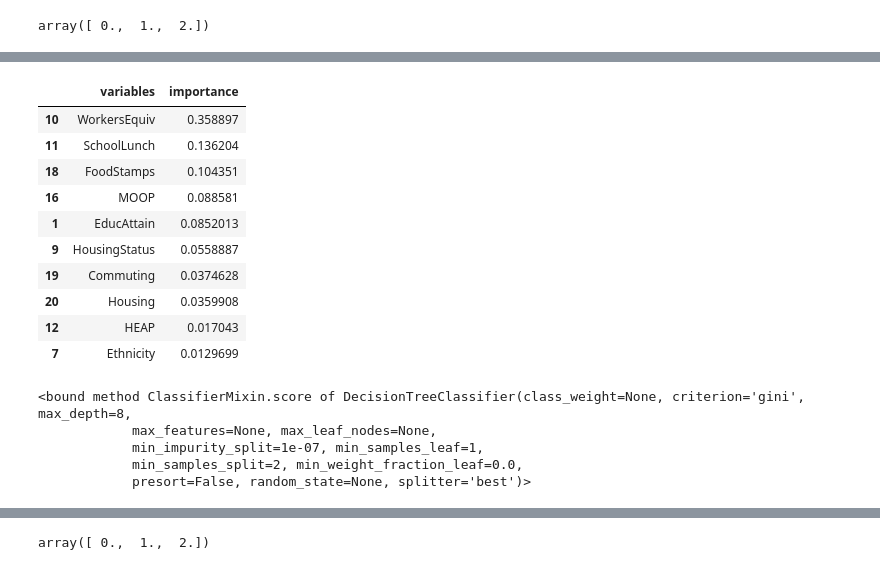
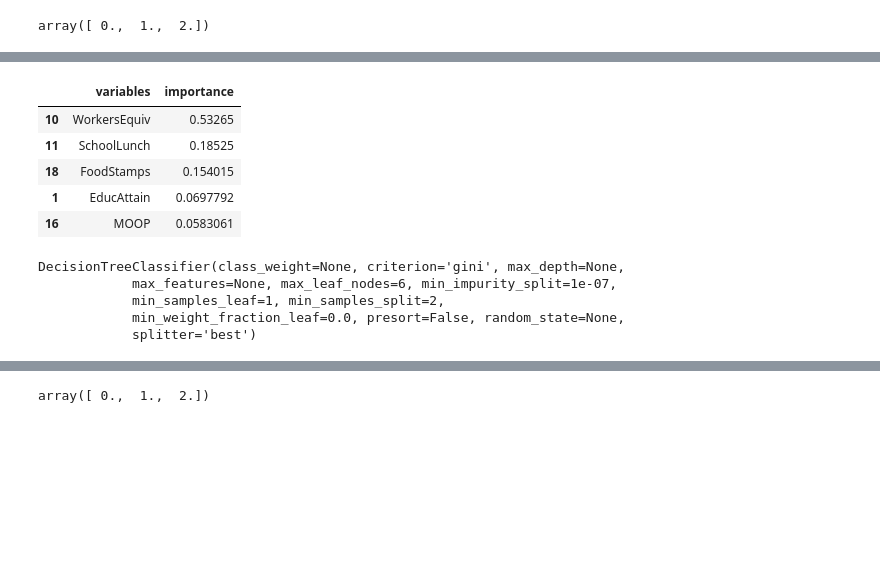
Before and after one commit to skulkarni2/Predicting_Poverty, a Jupyter notebook: Notebooks/Decision Tree 10 years.ipynb, the cells around one changed output, grey strips where cells are left out. Cells and saved outputs as stored; diff of their text form; code cells hidden in the pictures; blank space fills up the shorter version.

```diff
--- a/Notebooks/Decision Tree 10 years.ipynb
+++ b/Notebooks/Decision Tree 10 years.ipynb
@@ -136,0 +210,9 @@ data9 = puma_14[features]
+# %%
+X_train_simple = X_train.loc[:,['WorkersEquiv','SchoolLunch', 'FoodStamps','EducAttain',\
+                                'MOOP', 'HousingStatus', 'Housing', 'year']]
+X_test_simple = X_test.loc[:,['WorkersEquiv','SchoolLunch', 'FoodStamps','EducAttain',\
+                                'MOOP', 'HousingStatus', 'Housing', 'year']]
+# %%
+rf = DTC(max_depth=6) # Here of course we could remove this limit. But you could have a very
+                             #big graph for next question.
+rf.fit(X_train_simple, y_train)
@@ -151,7 +262,7 @@ X_train,X_test,y_train,y_test=train_test_split(X, Y_binary, test_size=0.3, rando
 # hype parameter explored is max_depth
 AUC=[]
 for i in range(2,20,1):
-    rf = DTC(max_depth=i, random_state=123)
+    rf = DTC(max_leaf_nodes=i, random_state=123)
     rf.fit(X_train, y_train)
     pred=rf.predict(X_test)
     AUC.append(rs(y_test.ravel(),pred.ravel()))
@@ -169,4 +280,4 @@ plt.show()
 # %%
-rf1 = DTC(max_depth=8, random_state=123)
+rf1 = DTC(max_leaf_nodes=6, random_state=123)
 rf1.fit(X_train, y_train)
 # %% [output]
@@ -186,17 +297,12 @@ rf1.score(X_test,y_test)
 # %%
 Feature_importance=pd.DataFrame([list(X_train.columns),list(rf1.feature_importances_)]).T
 Feature_importance.columns=["variables","importance"]
-Feature_importance.sort_values(by="importance",ascending=False).iloc[:10,:]
+Feature_importance.sort_values(by="importance",ascending=False).iloc[:5,:]
 # %% [output]
 |  | variables | importance |
-| 10 | WorkersEquiv | 0.358897 |
-| 11 | SchoolLunch | 0.136204 |
-| 18 | FoodStamps | 0.104351 |
-| 16 | MOOP | 0.088581 |
-| 1 | EducAttain | 0.0852013 |
-| 9 | HousingStatus | 0.0558887 |
-| 19 | Commuting | 0.0374628 |
-| 20 | Housing | 0.0359908 |
-| 12 | HEAP | 0.017043 |
-| 7 | Ethnicity | 0.0129699 |
+| 10 | WorkersEquiv | 0.53265 |
+| 11 | SchoolLunch | 0.18525 |
+| 18 | FoodStamps | 0.154015 |
+| 1 | EducAttain | 0.0697792 |
+| 16 | MOOP | 0.0583061 |
 # %%
@@ -209,14 +313,14 @@ X_test_simple = X_test.loc[:,['WorkersEquiv','SchoolLunch', 'FoodStamps',\
 # %%
 #real=np.array(y_test.apply(int))
-rf = DTC(max_depth=8) # Here of course we could remove this limit. But you could have a very
+rf = DTC(max_leaf_nodes=6) # Here of course we could remove this limit. But you could have a very
                              #big graph for next question.
 rf.fit(X_train_simple, y_train)
 #pred=rf.predict_proba(X_test_simple)[:,1]
-rf.score
+
 #print("The AUC score for this simple model with 5 features is : {}".format(rs(real,pred)))
 # %% [output]
-<bound method ClassifierMixin.score of DecisionTreeClassifier(class_weight=None, criterion='gini', max_depth=8,
-            max_features=None, max_leaf_nodes=None,
-            min_impurity_split=1e-07, min_samples_leaf=1,
-            min_samples_split=2, min_weight_fraction_leaf=0.0,
-            presort=False, random_state=None, splitter='best')>
+DecisionTreeClassifier(class_weight=None, criterion='gini', max_depth=None,
+            max_features=None, max_leaf_nodes=6, min_impurity_split=1e-07,
+            min_samples_leaf=1, min_samples_split=2,
+            min_weight_fraction_leaf=0.0, presort=False, random_state=None,
+            splitter='best')
```
Also changed, not shown: parts of 28 cells of this notebook.
